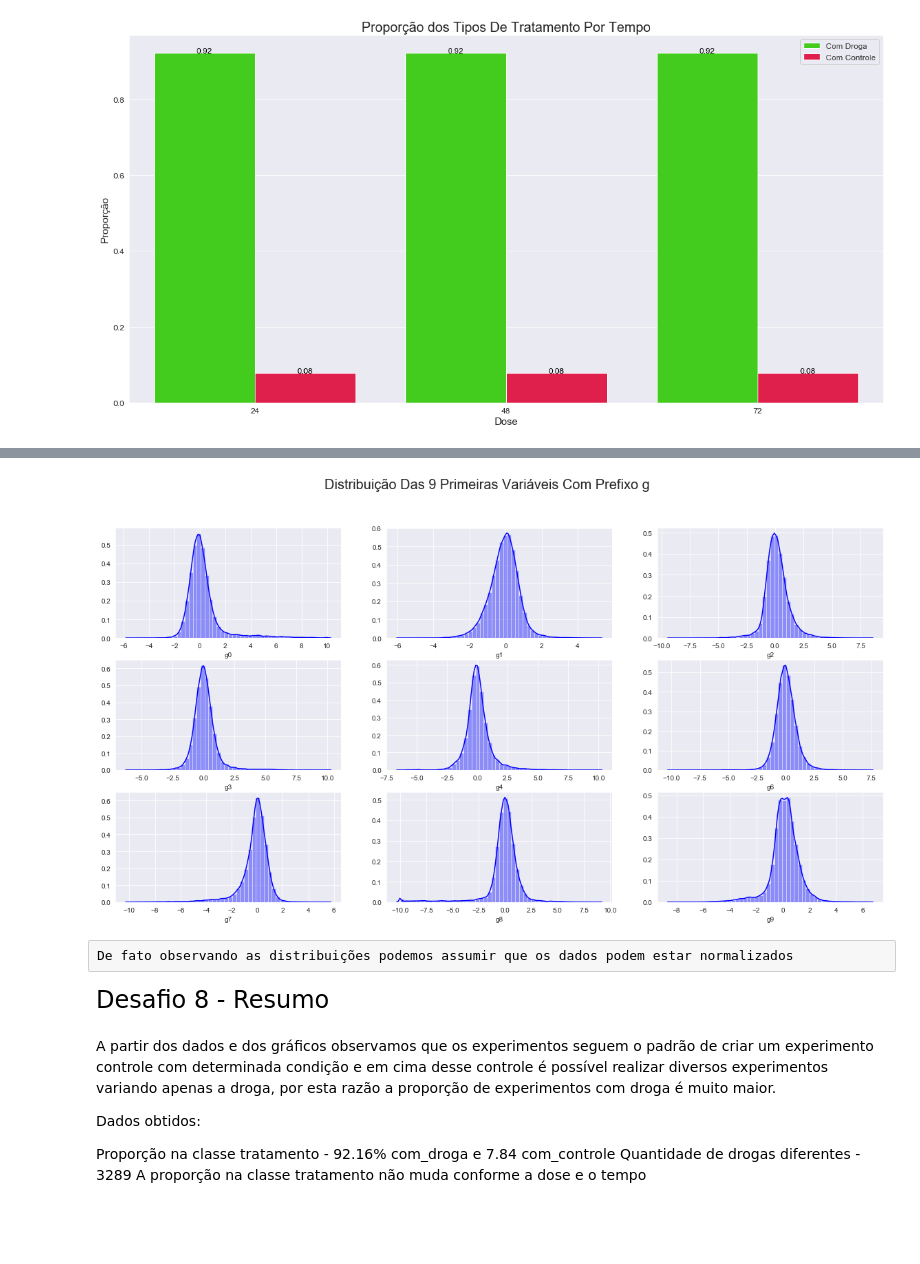
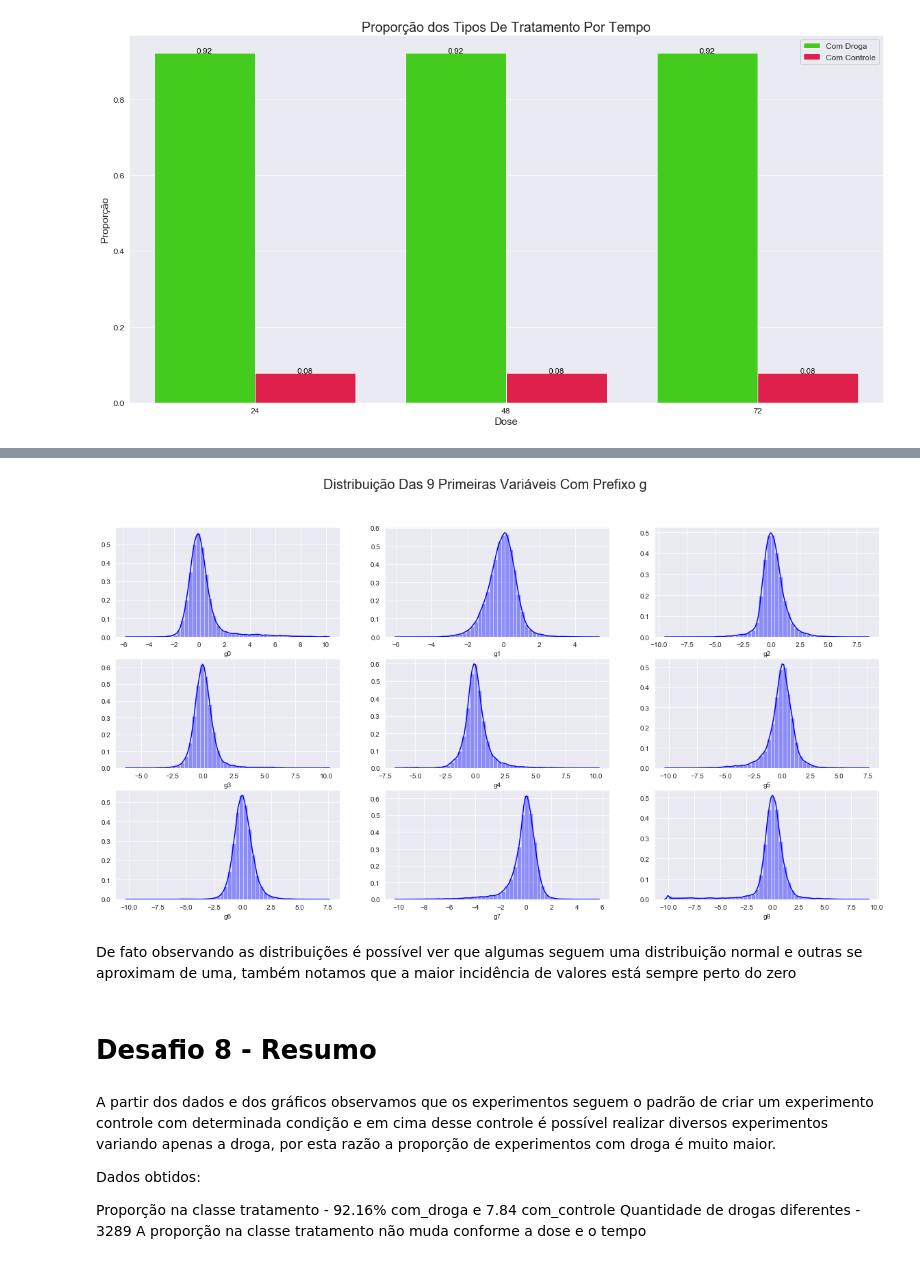
Before and after one commit to PedroHCAlmeida/imersao_dados3, a Jupyter notebook: Aula_1.ipynb, the cells around one changed output, grey strips where cells are left out. Drawn from its saved outputs; the diff is of its cells as text; code cells hidden in the pictures; blank space fills up the shorter version.

```diff
--- a/Aula_1.ipynb
+++ b/Aula_1.ipynb
@@ -255,29 +255,29 @@ Partindo da hipótese que os dados das numéricas estão normalizados podemos an
 # %%
 #Criando figura e eixos
 fig, ax = plt.subplots(3, 3, figsize=(20,10))
 
 #Criando o gráfico
 sns.distplot(data['g0'], ax=ax[0,0],color='b')
 sns.distplot(data['g1'], ax=ax[0,1],color='b')
 sns.distplot(data['g2'], ax=ax[0,2],color='b')
 sns.distplot(data['g3'], ax=ax[1,0],color='b')
 sns.distplot(data['g4'], ax=ax[1,1],color='b')
-sns.distplot(data['g6'], ax=ax[1,2],color='b')
-sns.distplot(data['g7'], ax=ax[2,0],color='b')
-sns.distplot(data['g8'], ax=ax[2,1],color='b')
-sns.distplot(data['g9'], ax=ax[2,2],color='b')
+sns.distplot(data['g5'], ax=ax[1,2],color='b')
+sns.distplot(data['g6'], ax=ax[2,0],color='b')
+sns.distplot(data['g7'], ax=ax[2,1],color='b')
+sns.distplot(data['g8'], ax=ax[2,2],color='b')
 
 #Plotando as legendas e mudando o tamanho das fontes
 fig.suptitle('Distribuição Das 9 Primeiras Variáveis Com Prefixo g', fontsize=20)
 
 #Mostrando o gráfico
 plt.show()
 # %% [output]
-[figure, old version]
+[figure, new version]
-# %% [raw]
-De fato observando as distribuições podemos assumir que os dados podem estar normalizados
+# %% [markdown]
+De fato observando as distribuições é possível ver que algumas seguem uma distribuição normal e outras se aproximam de uma, também notamos que a maior incidência de valores está sempre perto do zero
 # %% [markdown]
-<font size="5">Desafio 8 - Resumo</font>
+# Desafio 8 - Resumo
 # %% [markdown]
 A partir dos dados e dos gráficos observamos que os experimentos seguem o padrão de criar um experimento controle com determinada condição e em cima desse controle é possível realizar diversos experimentos variando apenas a droga, por esta razão a proporção de experimentos com droga é muito maior.
 
```
Also changed, not shown: parts of 11 cells of this notebook.
